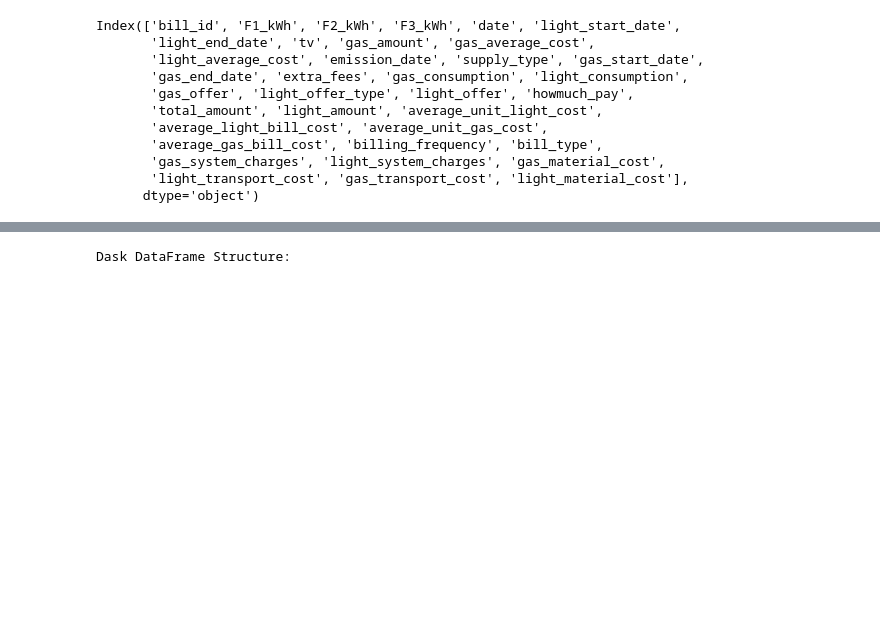
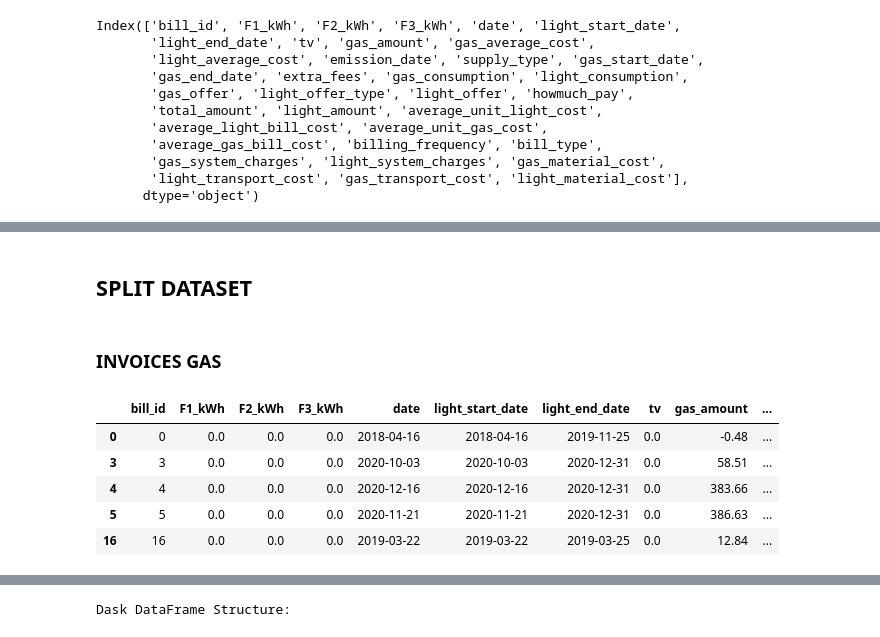
Before and after one commit to DSolerte/DataAnalysis_DaskProject, a Jupyter notebook: BigDataProject_SolerteTrigiante.ipynb, the cells around one changed output, grey strips where cells are left out. Cells and saved outputs as stored; diff of their text form; code cells hidden in the pictures; blank space fills up the shorter version.

```diff
--- a/BigDataProject_SolerteTrigiante.ipynb
+++ b/BigDataProject_SolerteTrigiante.ipynb
@@ -649,0 +643,17 @@ mismatchedTypesCorrect
+# %% [markdown]
+## SPLIT DATASET
+# %% [markdown]
+### INVOICES GAS
+# %%
+invoicesGas = invoices[invoices['supply_type']=='gas']
+
+### invoicesLight #Lisa
+#...
+invoicesGas.head()
+# %% [output]
+|  | bill_id | F1_kWh | F2_kWh | F3_kWh | date | light_start_date | light_end_date | tv | gas_amount | ... |
+| 0 | 0 | 0.0 | 0.0 | 0.0 | 2018-04-16 | 2018-04-16 | 2019-11-25 | 0.0 | -0.48 | ... |
+| 3 | 3 | 0.0 | 0.0 | 0.0 | 2020-10-03 | 2020-10-03 | 2020-12-31 | 0.0 | 58.51 | ... |
+| 4 | 4 | 0.0 | 0.0 | 0.0 | 2020-12-16 | 2020-12-16 | 2020-12-31 | 0.0 | 383.66 | ... |
+| 5 | 5 | 0.0 | 0.0 | 0.0 | 2020-11-21 | 2020-11-21 | 2020-12-31 | 0.0 | 386.63 | ... |
+| 16 | 16 | 0.0 | 0.0 | 0.0 | 2019-03-22 | 2019-03-22 | 2019-03-25 | 0.0 | 12.84 | ... |
```
Also changed, not shown: parts of 22 cells of this notebook.
